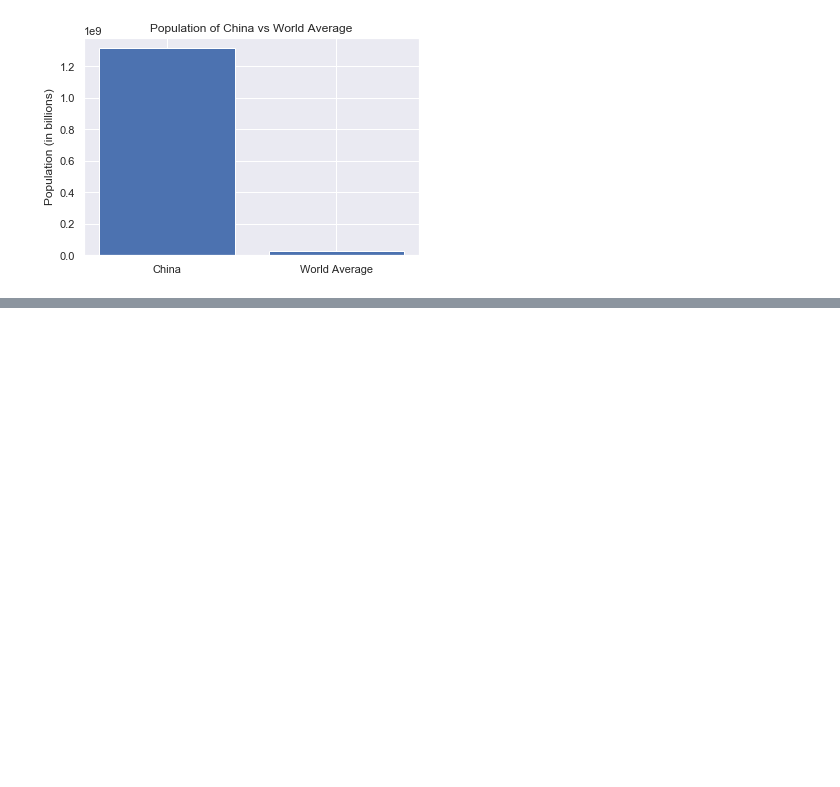
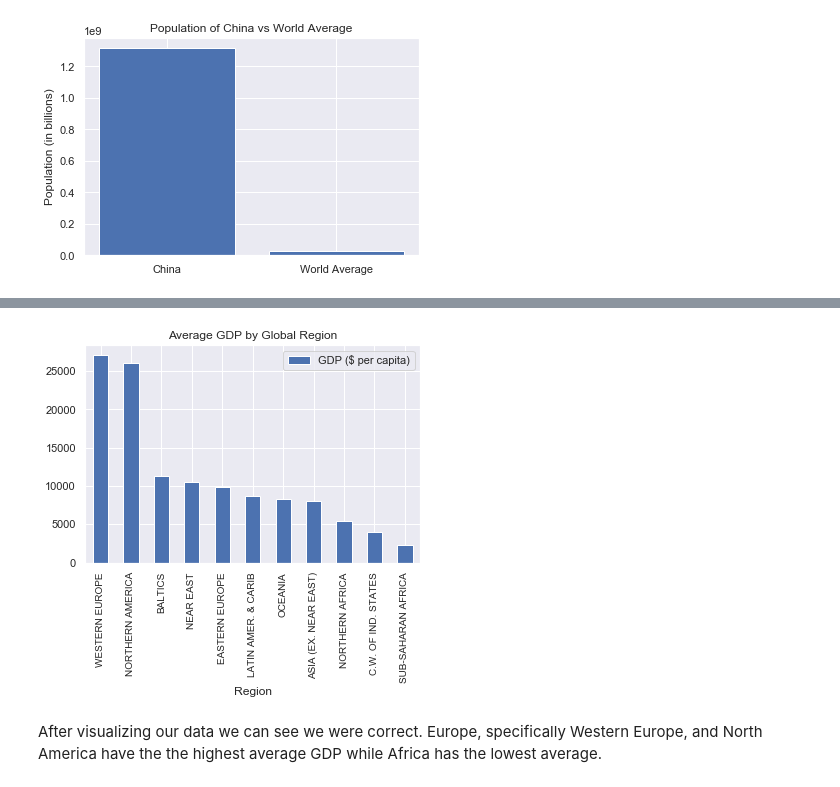
Before and after one commit to npally/DataSciencePortfolio, a Jupyter notebook: countries/Country Data.ipynb, the cells around one changed output, grey strips where cells are left out. Saved outputs shown, nothing was run; the diff lists cells and outputs as text; code cells hidden in the pictures; blank space fills up the shorter version.

```diff
--- a/countries/Country Data.ipynb
+++ b/countries/Country Data.ipynb
@@ -66,6 +66,7 @@ cols_to_conv= [
        'Agriculture', 'Industry', 'Service']
 
 df[cols_to_conv]= (df[cols_to_conv].replace(',', '.', regex=True).astype(float))
+df['Region'] = df['Region'].str.strip()
 df.info()
 # %% [output]
 <class 'pandas.core.frame.DataFrame'>
@@ -146,0 +183,4 @@ plt.show()
+# %%
+gdp_region = df[['Region','GDP ($ per capita)']]
+gdp_by_region = gdp_region.groupby('Region').agg(np.mean).sort_values(by=['GDP ($ per capita)'], ascending=False)
+gdp_by_region
@@ -146,0 +201,11 @@ plt.show()
+# %%
+gdp_by_region.plot(kind='bar', align= 'center')
+plt.xticks(fontsize= 'small')
+plt.ylabel('')
+plt.title('Average GDP by Global Region')
+
+plt.show()
+# %% [output]
+[figure, added]
+# %% [markdown]
+After visualizing our data we can see we were correct. Europe, specifically Western Europe, and North America have the the highest average GDP while Africa has the lowest average.
```
Also changed, not shown: parts of 6 cells of this notebook.
